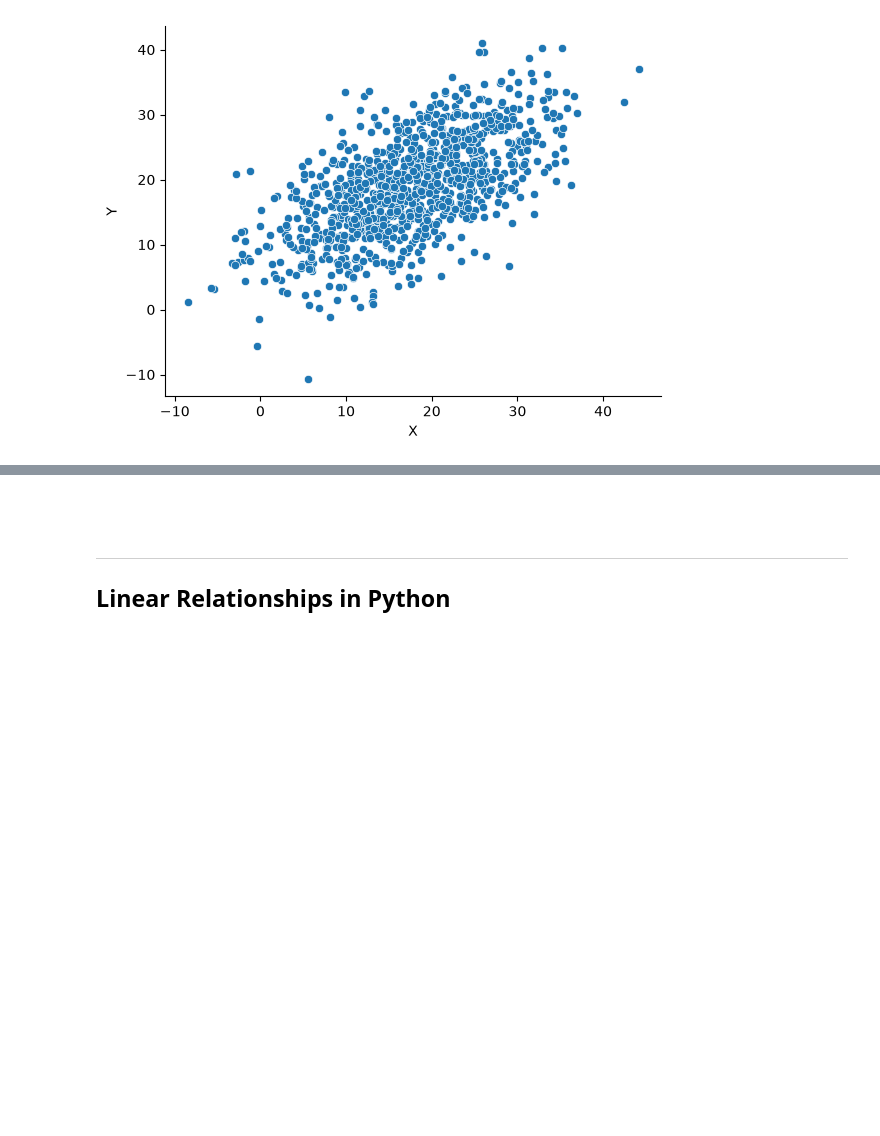
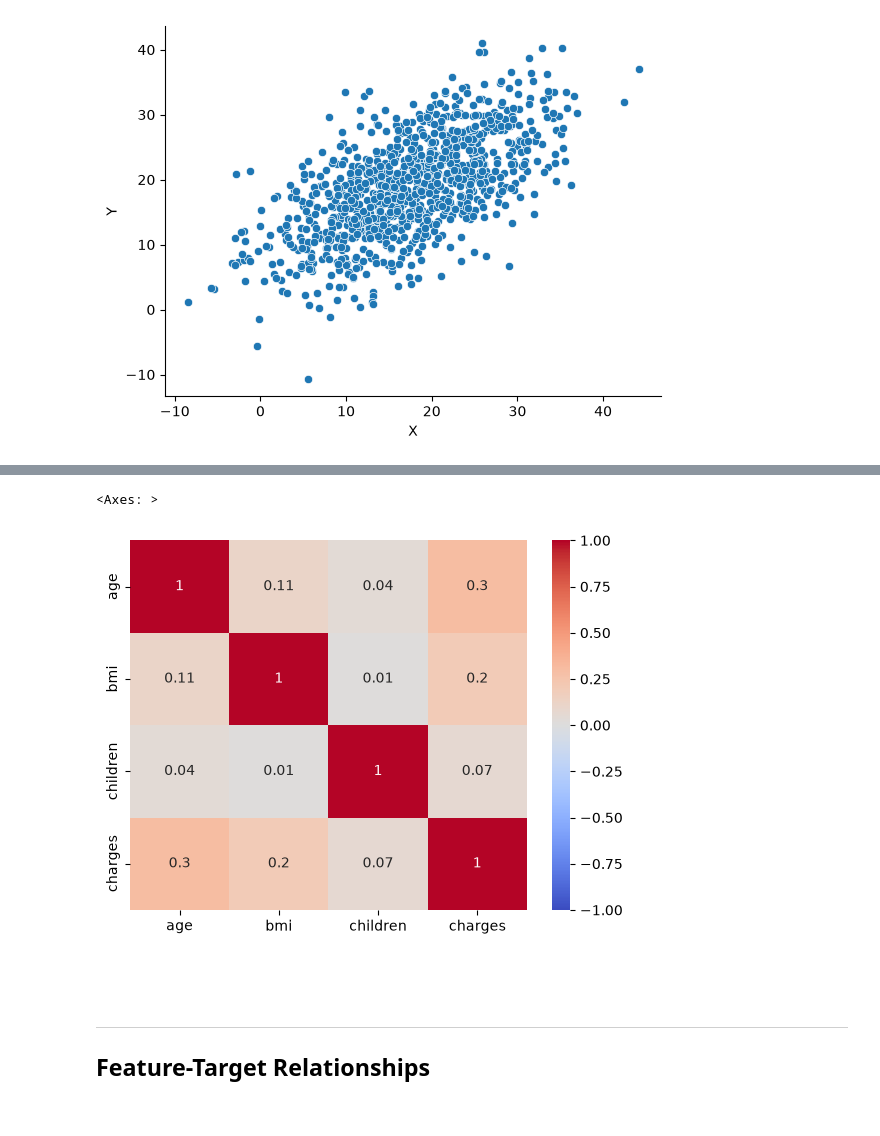
Before and after one commit to MiltonValleL/regression-and-forecasting, a Jupyter notebook: notebooks/01.pre-modelling.ipynb, the cells around one changed output, grey strips where cells are left out. Drawn from its saved outputs; the diff is of its cells as text; code cells hidden in the pictures; blank space fills up the shorter version.

```diff
--- a/notebooks/01.pre-modelling.ipynb
+++ b/notebooks/01.pre-modelling.ipynb
@@ -399,8 +412,18 @@ Select a correlation number from -1 to 1:  0.6
+# %%
+sns.heatmap(
+    insurance.corr(numeric_only=True).round(2),
+    annot=True,
+    vmin=-1, vmax=1,
+    cmap='coolwarm'
+    )
+# %% [output]
+<Axes: >
+[figure, added]
 # %% [markdown]
 <br><br>
 
 ---
 
-## Linear Relationships in Python
+## Feature-Target Relationships
 
 <br>
```
Also changed, not shown: parts of 5 cells of this notebook.
